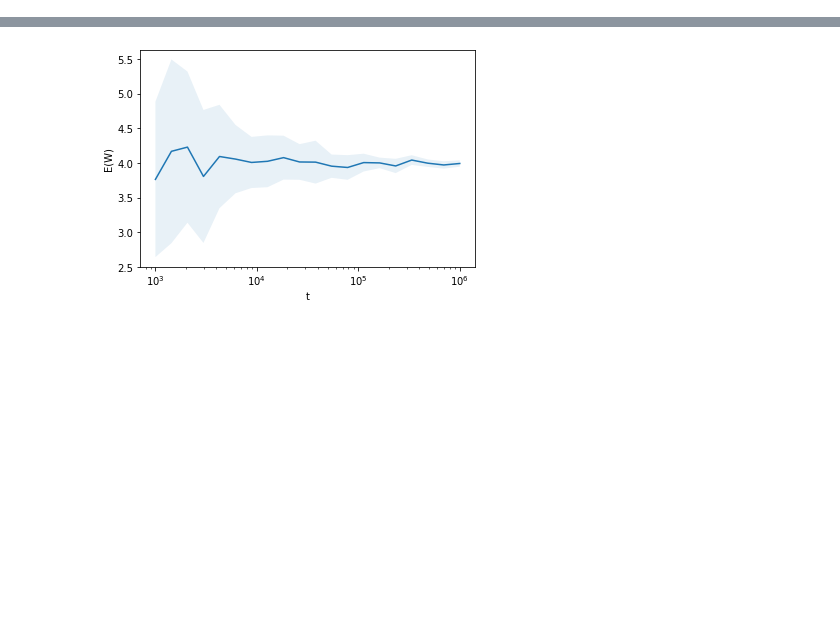
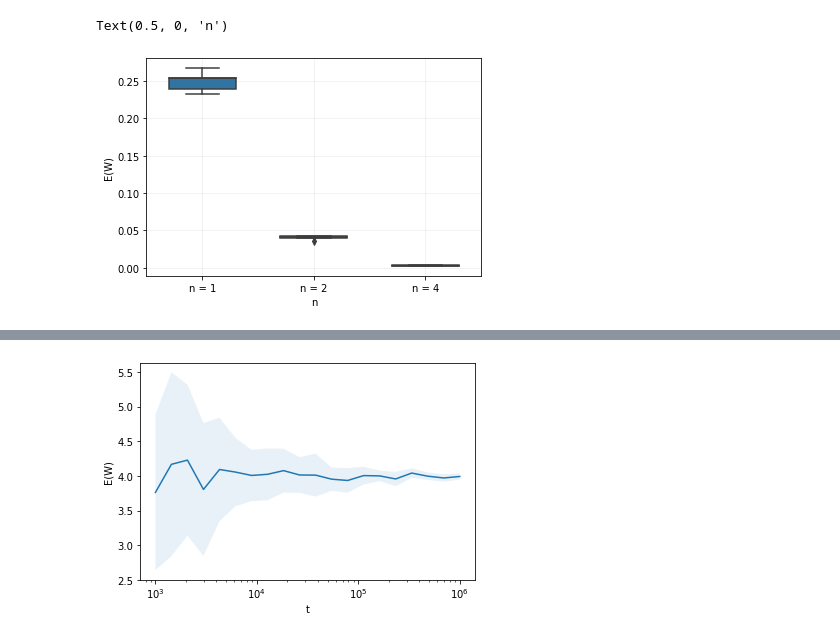
Before and after one commit to Maloup/Stochastic_assignment_2, a Jupyter notebook: Result_visualization.ipynb, the cells around one changed output, grey strips where cells are left out. Drawn from its saved outputs; the diff is of its cells as text; code cells hidden in the pictures; blank space fills up the shorter version.

```diff
--- a/Result_visualization.ipynb
+++ b/Result_visualization.ipynb
@@ -106,0 +154,30 @@ def vary_t(min_exp, max_exp, seed, arrival_rate, capacity_server, n_server=1, st
+# %%
+shelf = shelve.open("Arrays/stats_varying_n")
+stats_data_n1 = shelf["stats_data_n1"]
+stats_data_n2 = shelf["stats_data_n2"]
+stats_data_n4 = shelf["stats_data_n4"]
+t_range = shelf["t_range"]
+shelf.close()
+# %%
+import seaborn as sns
+import pandas as pd
+
+values_n1 = np.array(stats_data_n1)
+values_n2 = np.array(stats_data_n2)
+values_n4 = np.array(stats_data_n4)
+data_n1 = np.array([np.repeat("n = 1", len(values_n1)), values_n1])
+data_n2 = np.array([np.repeat("n = 2", len(values_n2)), values_n2])
+data_n3 = np.array([np.repeat("n = 4", len(values_n4)), values_n4])
+Data = np.concatenate([data_n1, data_n2, data_n3], axis = 1)
+
+df = pd.DataFrame(Data.T, columns = ["n", "E(W)"])
+df = df.astype({"E(W)": float})
+ax = sns.boxplot(x="n", y="E(W)",  data=df, width = 0.6, zorder=3)
+ax.set_axisbelow(True)
+plt.grid(alpha = 0.2, zorder=0)
+#plt.yscale("log")
+plt.ylabel("E(W)")
+plt.xlabel("n")
+# %% [output]
+Text(0.5, 0, 'n')
+[figure, added]
```
Also changed, not shown: parts of 10 cells of this notebook, 3 other files.
